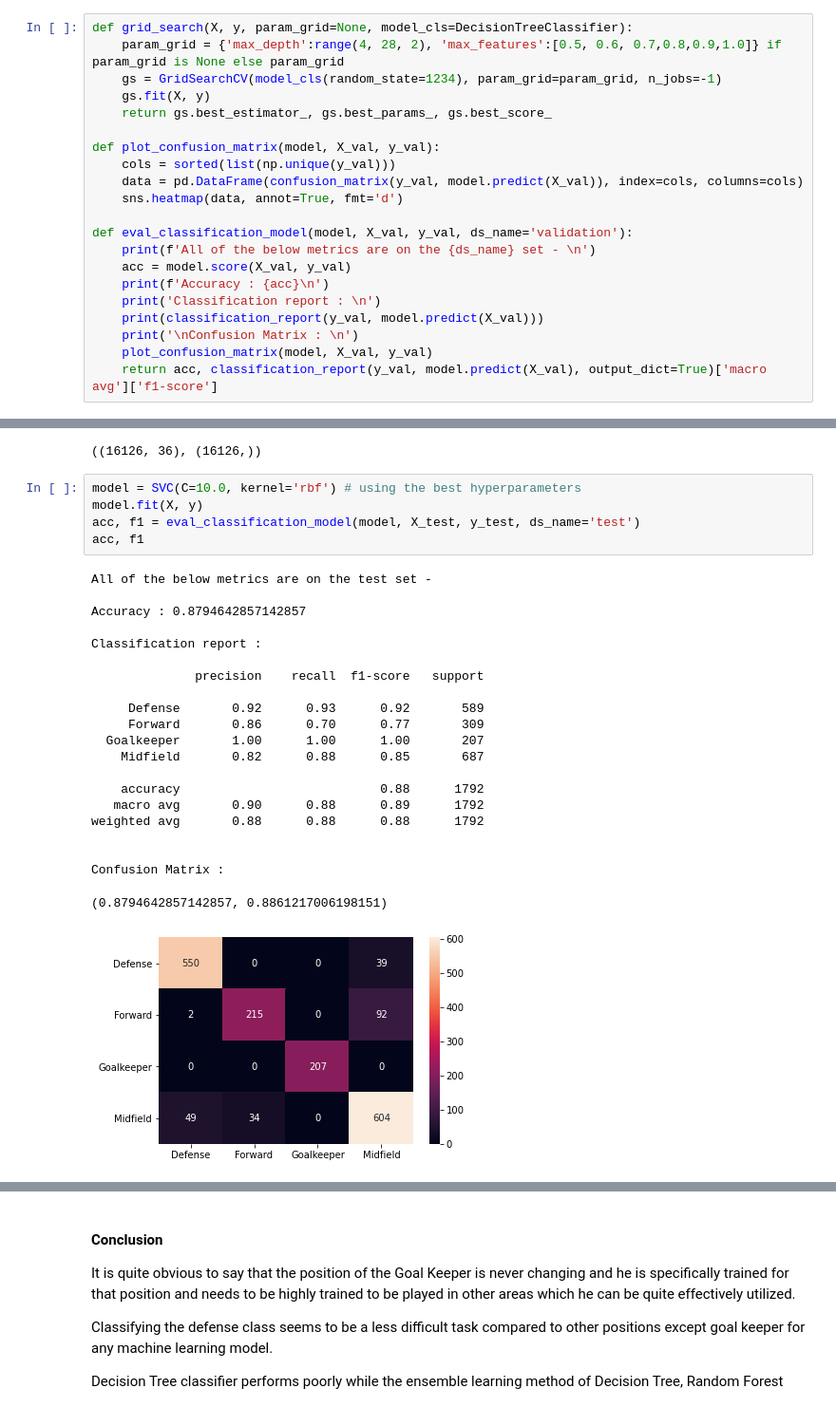
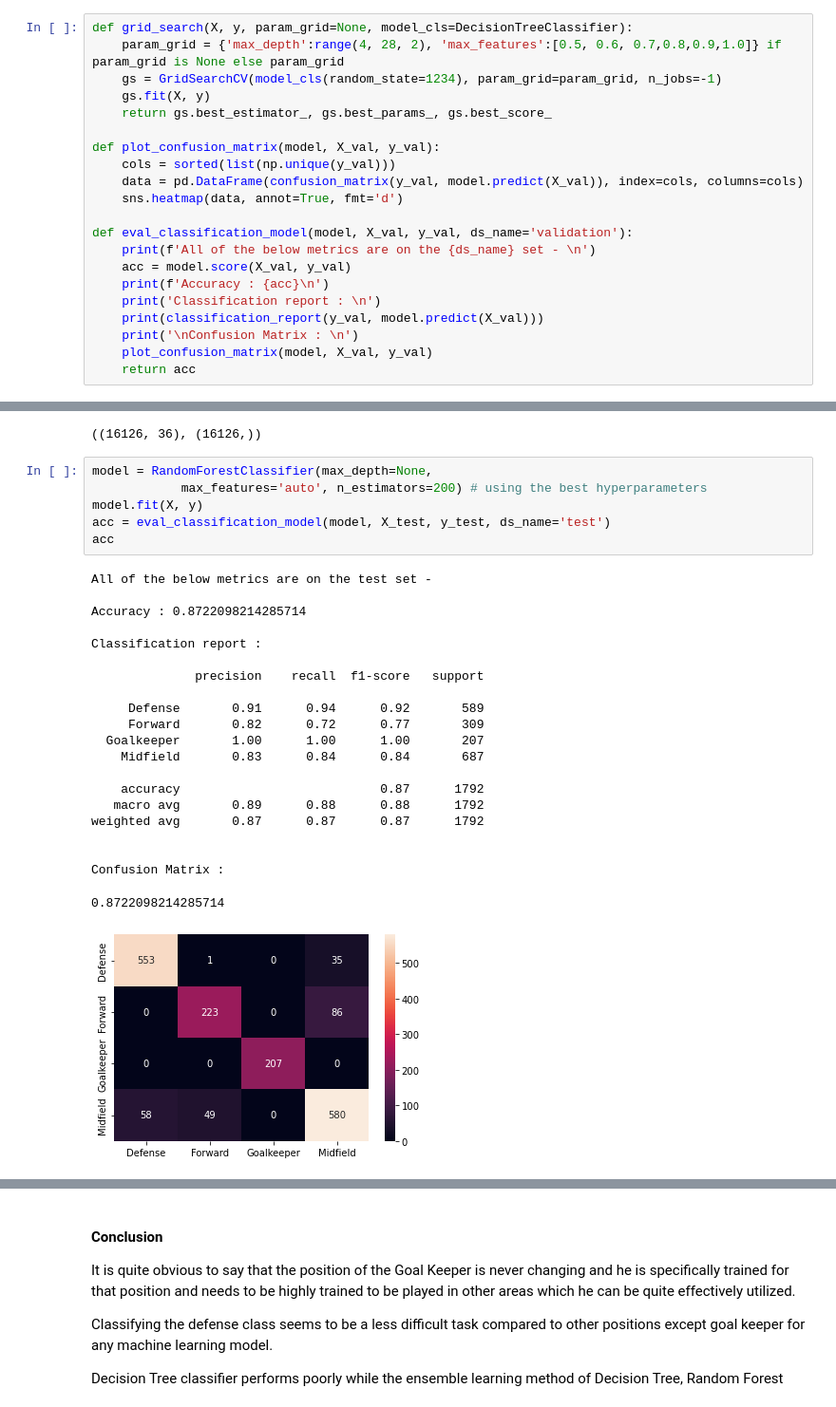
Before and after one commit to jagadishwararajug/soccer_analysis, a Jupyter notebook: 4. Position Prediction.ipynb, the cells around one changed output, grey strips where cells are left out. Shown at 95% size. Saved outputs shown, nothing was run; the diff lists cells and outputs as text.

```diff
--- a/4. Position Prediction.ipynb
+++ b/4. Position Prediction.ipynb
@@ -126,7 +126,7 @@ def eval_classification_model(model, X_val, y_val, ds_name='validation'):
     print(classification_report(y_val, model.predict(X_val)))
     print('\nConfusion Matrix : \n')
     plot_confusion_matrix(model, X_val, y_val)
-    return acc, classification_report(y_val, model.predict(X_val), output_dict=True)['macro avg']['f1-score']
+    return acc
 # %%
 all_res = []
 # %%
@@ -300,30 +300,31 @@ X.shape, y.shape
 # %% [output]
 ((16126, 36), (16126,))
 # %%
-model = SVC(C=10.0, kernel='rbf') # using the best hyperparameters
+model = RandomForestClassifier(max_depth=None,
+            max_features='auto', n_estimators=200) # using the best hyperparameters
 model.fit(X, y)
-acc, f1 = eval_classification_model(model, X_test, y_test, ds_name='test')
-acc, f1
+acc = eval_classification_model(model, X_test, y_test, ds_name='test')
+acc
 # %% [output]
 All of the below metrics are on the test set -
 
-Accuracy : 0.8794642857142857
+Accuracy : 0.8722098214285714
 
 Classification report :
 
               precision    recall  f1-score   support
 
-     Defense       0.92      0.93      0.92       589
-     Forward       0.86      0.70      0.77       309
+     Defense       0.91      0.94      0.92       589
+     Forward       0.82      0.72      0.77       309
   Goalkeeper       1.00      1.00      1.00       207
-    Midfield       0.82      0.88      0.85       687
+    Midfield       0.83      0.84      0.84       687
 
-    accuracy                           0.88      1792
-   macro avg       0.90      0.88      0.89      1792
-weighted avg       0.88      0.88      0.88      1792
+    accuracy                           0.87      1792
+   macro avg       0.89      0.88      0.88      1792
+weighted avg       0.87      0.87      0.87      1792
 
 
 Confusion Matrix :
-(0.8794642857142857, 0.8861217006198151)
+0.8722098214285714
-[figure, old version]
+[figure, new version]
 # %% [markdown]
```
Also changed, not shown: parts of 8 cells of this notebook.
